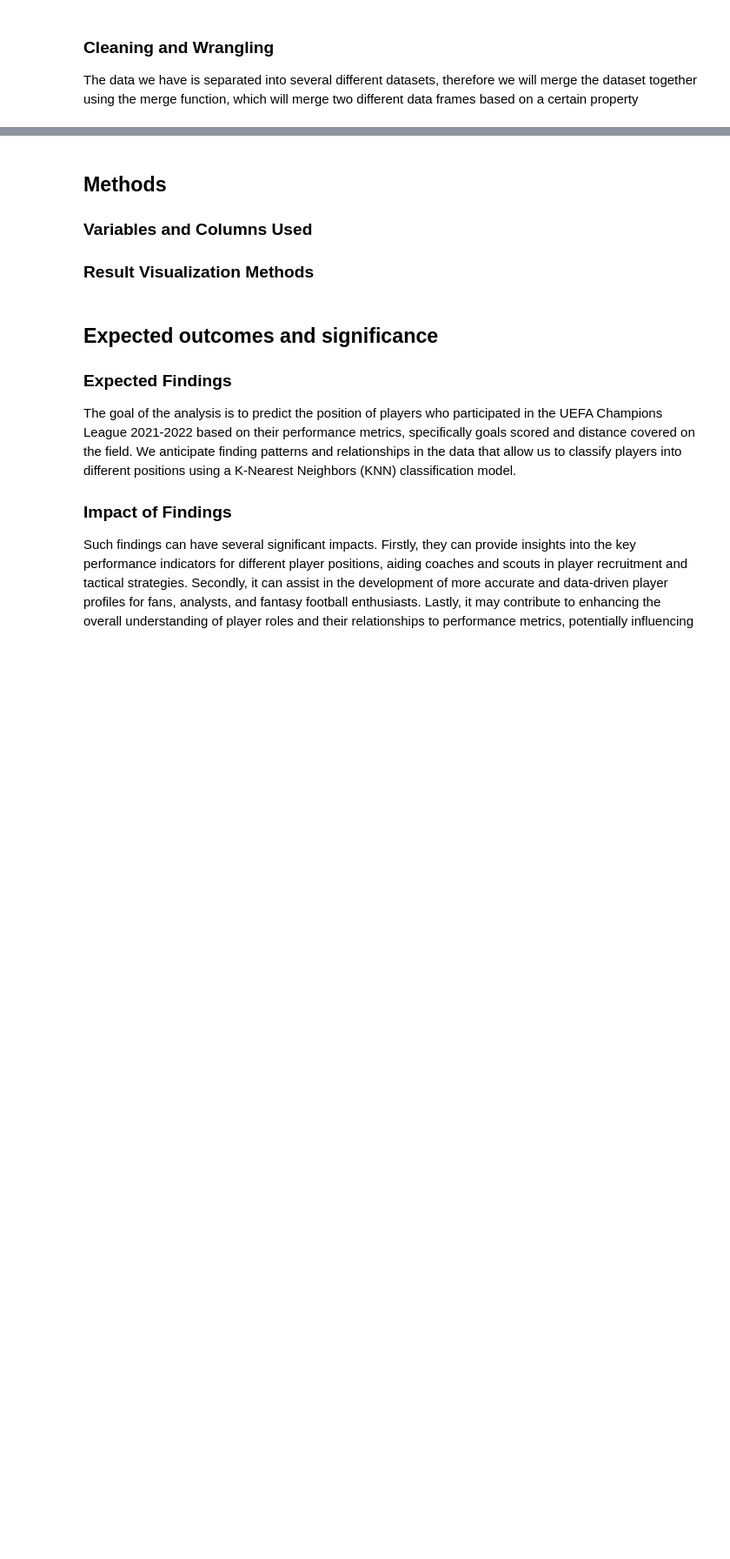
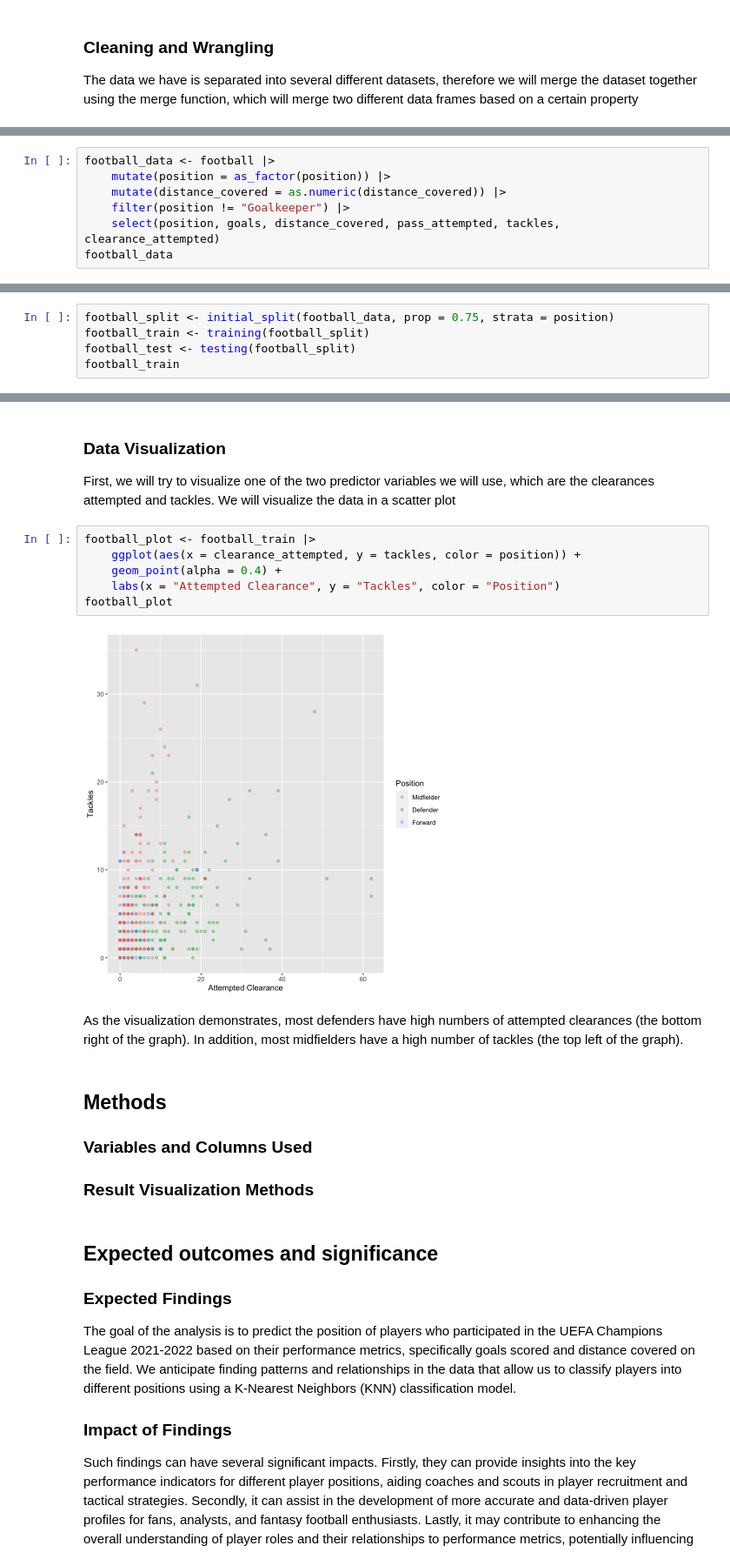
Before and after one commit to JoelGunawan/dsci-100-009-group-8, a Jupyter notebook: Proposal.ipynb, the cells around one changed output, grey strips where cells are left out. Shown at 87% size. Saved outputs shown, nothing was run; the diff lists cells and outputs as text; blank space fills up the shorter version.

Commit message:
modified data analysis

```diff
--- a/Proposal.ipynb
+++ b/Proposal.ipynb
@@ -42,0 +87,7 @@ We will wrangle the data in several ways before we can use it. First of all, we
+# %%
+football_data <- football |>
+    mutate(position = as_factor(position)) |>
+    mutate(distance_covered = as.numeric(distance_covered)) |>
+    filter(position != "Goalkeeper") |>
+    select(position, goals, distance_covered, pass_attempted, tackles, clearance_attempted)
+football_data
@@ -42,0 +107,5 @@ We will wrangle the data in several ways before we can use it. First of all, we
+# %%
+football_split <- initial_split(football_data, prop = 0.75, strata = position)
+football_train <- training(football_split)
+football_test <- testing(football_split)
+football_train
@@ -43,3 +138,16 @@ We will wrangle the data in several ways before we can use it. First of all, we
+# %% [markdown]
+### Data Visualization
+First, we will try to visualize one of the two predictor variables we will use, which are the clearances attempted and tackles. We will visualize the data in a scatter plot
+# %%
+football_plot <- football_train |>
+    ggplot(aes(x = clearance_attempted, y = tackles, color = position)) +
+    geom_point(alpha = 0.4) +
+    labs(x = "Attempted Clearance", y = "Tackles", color = "Position")
+football_plot
+# %% [output]
+[figure, added]
+# %% [markdown]
+As the visualization demonstrates, most defenders have high numbers of attempted clearances (the bottom right of the graph). In addition, most midfielders have a high number of tackles (the top left of the graph).
 # %% [markdown]
 ## Methods
 ### Variables and Columns Used
```
Also changed, not shown: parts of 10 cells of this notebook.
